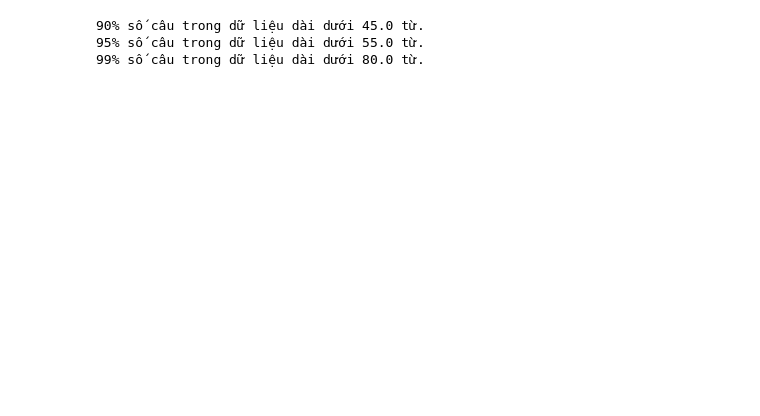
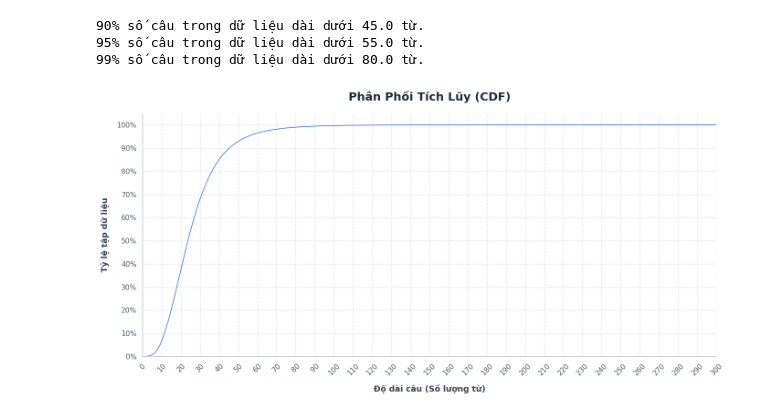
Before and after one commit to SchwiDolavn/CO3133--BB01, a Jupyter notebook: BTL1_Text/notebook/PubMed RCT20k.ipynb, the cells around one changed output. Cells and saved outputs as stored; diff of their text form; code cells hidden in the pictures; blank space fills up the shorter version.

```diff
--- a/BTL1_Text/notebook/PubMed RCT20k.ipynb
+++ b/BTL1_Text/notebook/PubMed RCT20k.ipynb
@@ -147,3 +219,43 @@ print(f"99% số câu trong dữ liệu dài dưới {p99} từ.")
 90% số câu trong dữ liệu dài dưới 45.0 từ.
 95% số câu trong dữ liệu dài dưới 55.0 từ.
 99% số câu trong dữ liệu dài dưới 80.0 từ.
+# %%
+# Tính toán các mốc phân vị (Giữ nguyên gốc)
+# p90 = df_train['sentence_len'].quantile(0.90)
+# p95 = df_train['sentence_len'].quantile(0.95)
+# p99 = df_train['sentence_len'].quantile(0.99)
+
+# 1. Cài đặt phong cách hiện đại
+sns.set_theme(style="whitegrid", rc={
+    "axes.spines.top": False,
+    "axes.spines.right": False,
+    "grid.color": "#E5E7EB",
+    "grid.linestyle": "--"
+})
+plt.figure(figsize=(14, 7)) # Nới rộng khung hình một chút để chứa đủ trục X
+
+# 2. Vẽ biểu đồ tích lũy (dùng kdeplot để đường cong mượt mà)
+sns.kdeplot(data=df_train, x='sentence_len', cumulative=True, color='#2563EB', linewidth=1)
+
+# 3. Tùy chỉnh Tiêu đề và Trục
+plt.title('Phân Phối Tích Lũy (CDF)', fontsize=18, fontweight='900', pad=20, color='#1F2937')
+plt.xlabel('Độ dài câu (Số lượng từ)', fontsize=13, fontweight='bold', labelpad=12, color='#374151')
+plt.ylabel('Tỷ lệ tập dữ liệu', fontsize=13, fontweight='bold', labelpad=12, color='#374151')
+
+# 4. Tùy chỉnh trục Y: Từ 0.0 đến 1.0, mỗi nấc nhảy 0.1 (tức 10%)
+y_ticks = np.arange(0, 1.1, 0.1)
+y_labels = [f"{int(val*100)}%" for val in y_ticks] # Tạo nhãn: '0%', '10%', ...
+plt.yticks(y_ticks, y_labels, fontsize=11, color='#4B5563')
+
+# 5. Tùy chỉnh trục X: Từ 0 đến 300, mỗi nấc nhảy 10 từ
+x_ticks = np.arange(0, 301, 10)
+# Xoay nghiêng 45 độ để các số từ 0, 10, 20... không bị đè lên nhau
+plt.xticks(x_ticks, rotation=45, fontsize=11, color='#4B5563')
+
+plt.xlim(0, 300)
+plt.ylim(0, 1.05)
+
+plt.tight_layout()
+plt.show()
+# %% [output]
+[figure, added]
```
Also changed, not shown: parts of 21 cells of this notebook, 1 other file.
